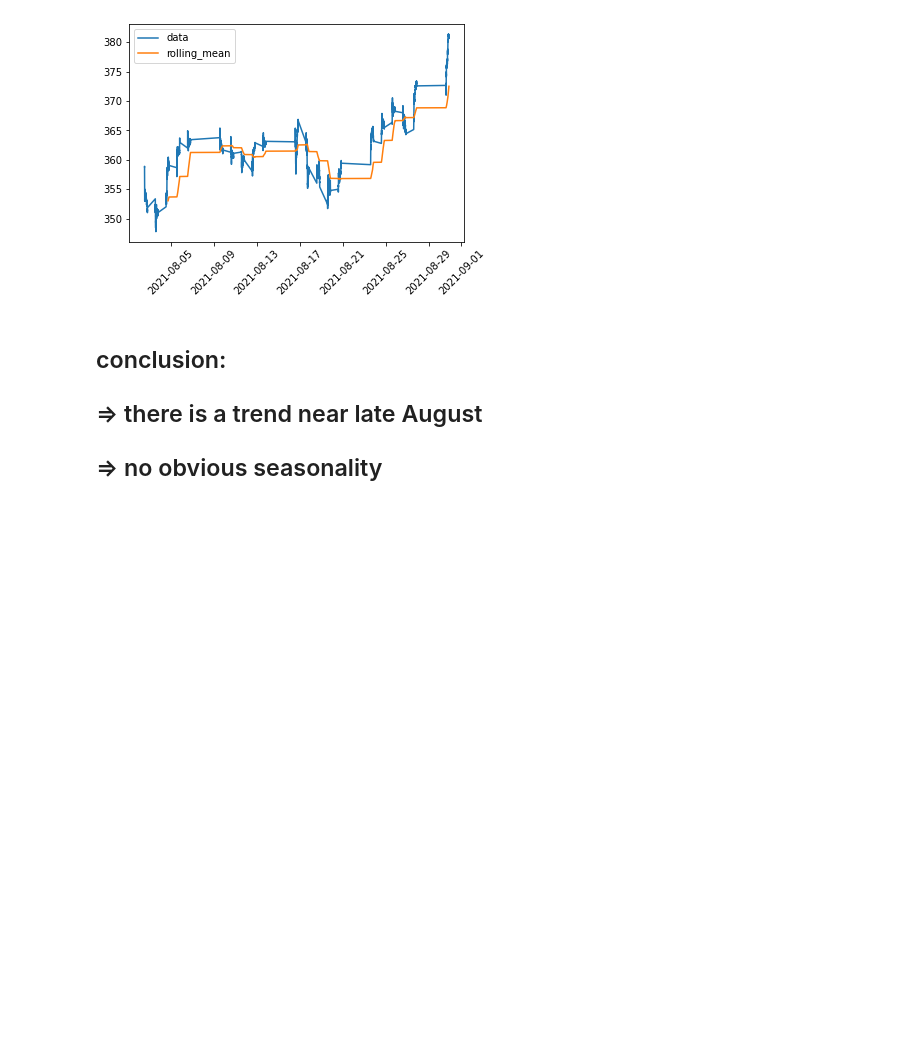
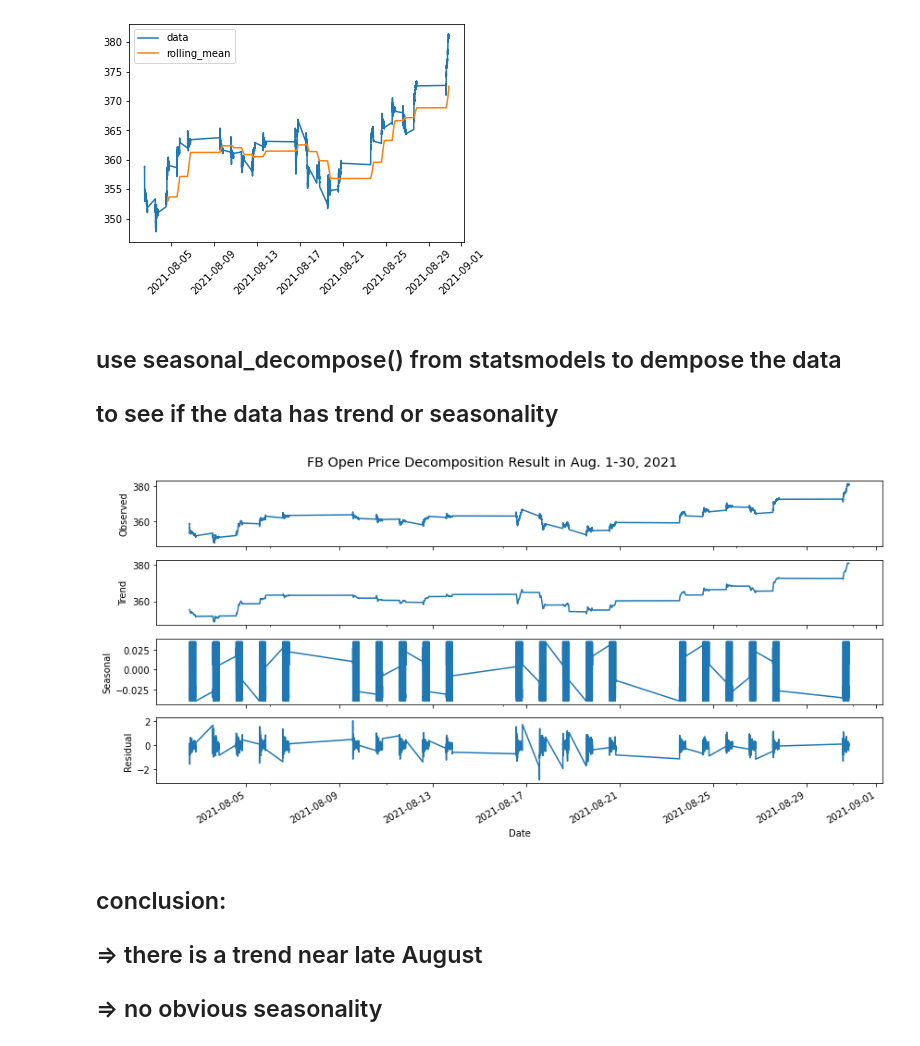
Before and after one commit to bellepmshen/Time_Series_FB_Stock, a Jupyter notebook: fb_arima.ipynb, the cells around one changed output. Saved outputs shown, nothing was run; the diff lists cells and outputs as text; code cells hidden in the pictures; blank space fills up the shorter version.

Commit message:
update notebook with decomposition charts & update import library cell

```diff
--- a/fb_arima.ipynb
+++ b/fb_arima.ipynb
@@ -92,6 +93,17 @@ ax.tick_params('x', rotation = 45)
 ax.legend();
 # %% [output]
 [figure]
+# %% [markdown]
+## use seasonal_decompose() from statsmodels to dempose the data
+## to see if the data has trend or seasonality
+# %%
+decompose_results = seasonal_decompose(x, freq = 30) # freq = 30 because this dataset containes 30 days of data
+fig = decompose_results.plot();
+fig.set_size_inches((12, 6))
+fig.suptitle('FB Open Price Decomposition Result in Aug. 1-30, 2021', fontsize = 'x-large')
+fig.tight_layout()
+# %% [output]
+[figure, added]
 # %% [markdown]
 ## conclusion:
 
```
Also changed, not shown: parts of 3 cells of this notebook, 1 other file.
